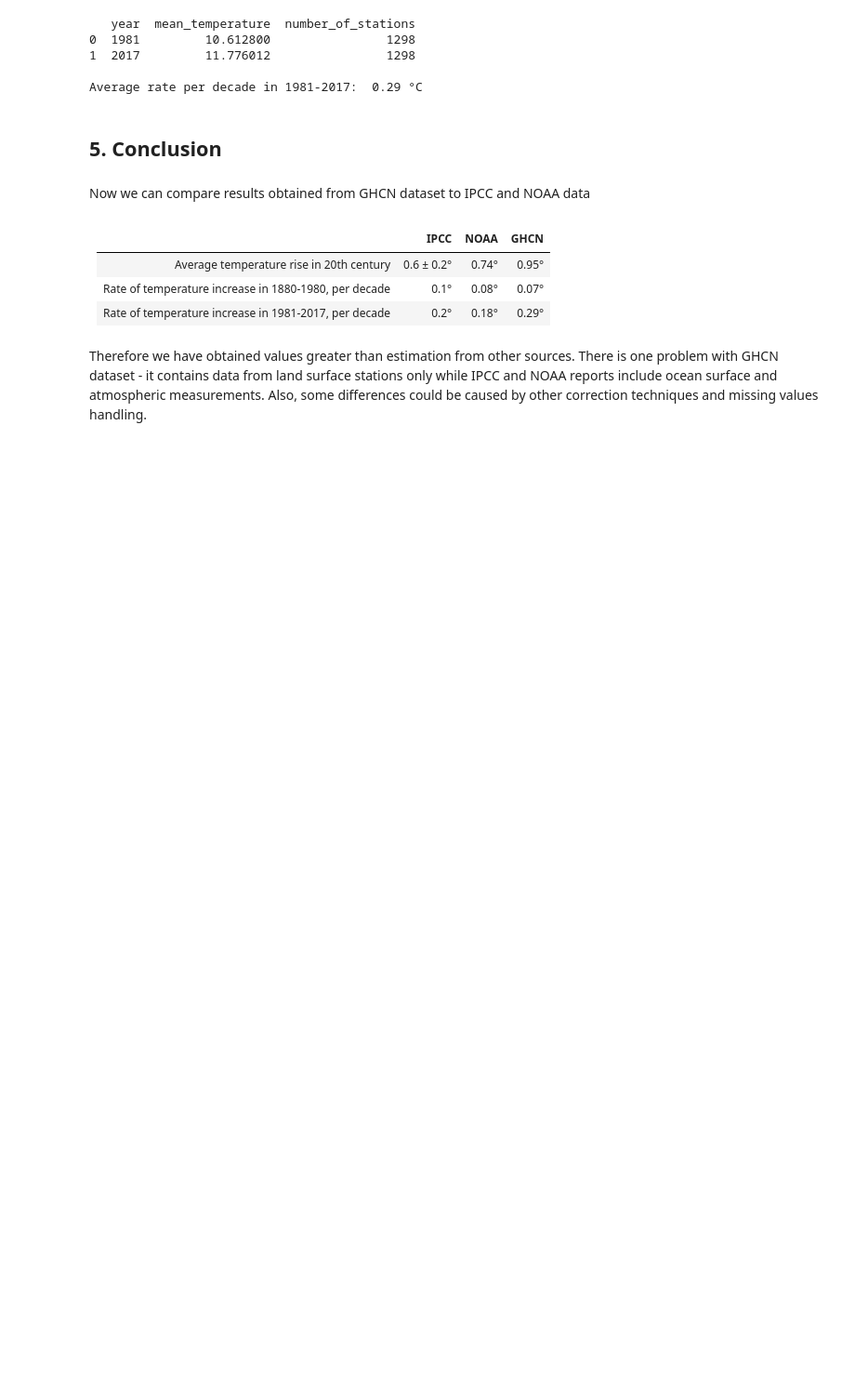
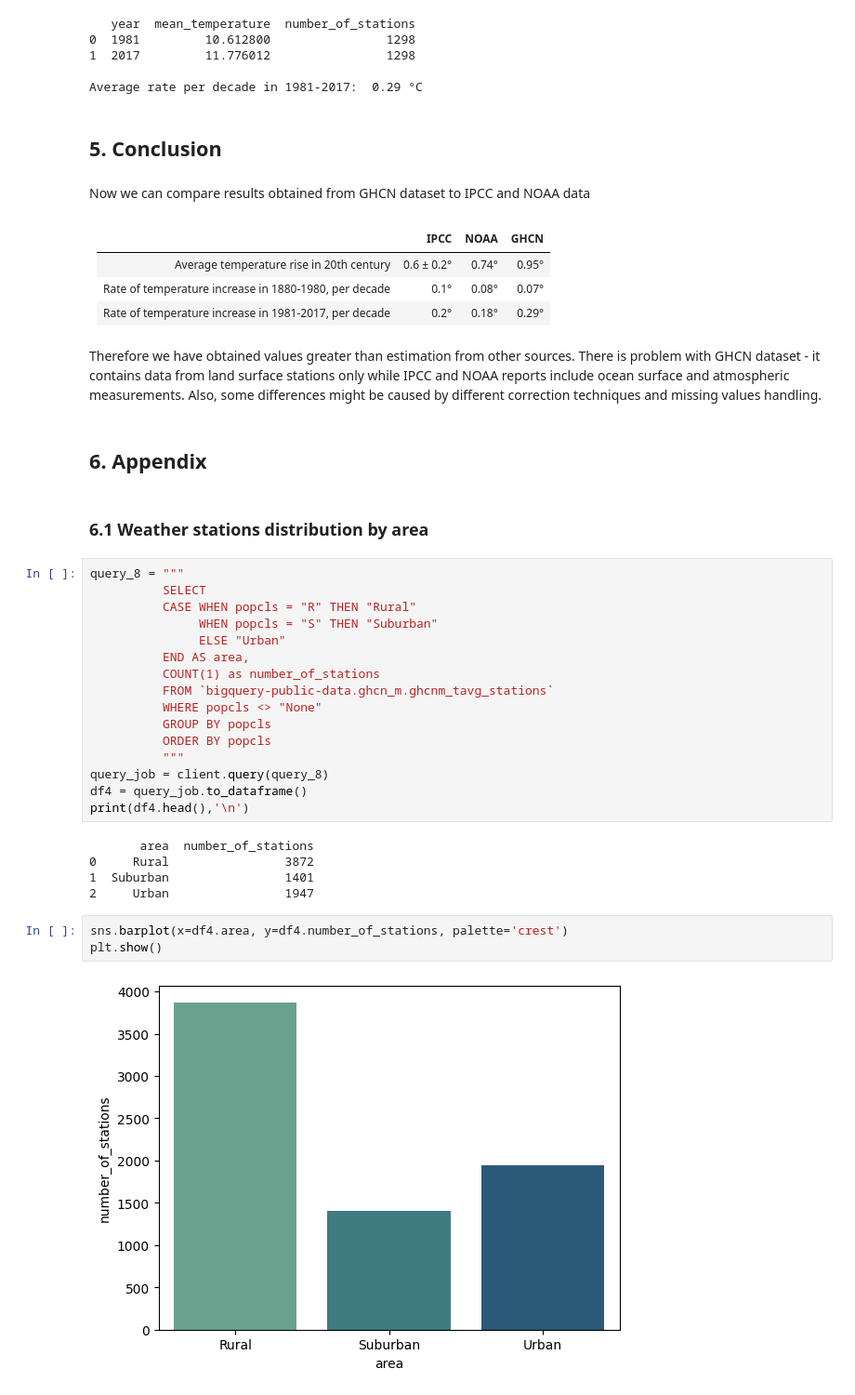
Before and after one commit to Eugeniy-Makarevich/Global-Historical-Climatology-Network, a Jupyter notebook: bigquery.ipynb, the cells around one changed output. Shown at 93% size. Drawn from its saved outputs; the diff is of its cells as text; blank space fills up the shorter version.

```diff
--- a/bigquery.ipynb
+++ b/bigquery.ipynb
@@ -291,4 +315,34 @@ Now we can compare results obtained from GHCN dataset to IPCC and NOAA data
 |Rate of temperature increase in 1880-1980, per decade | 0.1°|0.08°|0.07°|
 |Rate of temperature increase in 1981-2017, per decade | 0.2°|0.18°|0.29°|
 # %% [markdown]
-Therefore we have obtained values greater than estimation from other sources. There is one problem with GHCN dataset  - it contains data from land surface stations only while IPCC and NOAA reports include ocean surface and atmospheric measurements. Also, some differences could be caused by other correction techniques and missing values handling.
+Therefore we have obtained values greater than estimation from other sources. There is problem with GHCN dataset  - it contains data from land surface stations only while IPCC and NOAA reports include ocean surface and atmospheric measurements. Also, some differences might be caused by different correction techniques and missing values handling.
+# %% [markdown]
+## 6. Appendix
+# %% [markdown]
+### 6.1 Weather stations distribution by area
+# %%
+query_8 = """
+          SELECT
+          CASE WHEN popcls = "R" THEN "Rural"
+               WHEN popcls = "S" THEN "Suburban"
+               ELSE "Urban"
+          END AS area,
+          COUNT(1) as number_of_stations
+          FROM `bigquery-public-data.ghcn_m.ghcnm_tavg_stations`
+          WHERE popcls <> "None"
+          GROUP BY popcls
+          ORDER BY popcls
+          """
+query_job = client.query(query_8)
+df4 = query_job.to_dataframe()
+print(df4.head(),'\n')
+# %% [output]
+       area  number_of_stations
+0     Rural                3872
+1  Suburban                1401
+2     Urban                1947
+# %%
+sns.barplot(x=df4.area, y=df4.number_of_stations, palette='crest')
+plt.show()
+# %% [output]
+[figure, added]
```
Also changed, not shown: parts of 15 cells of this notebook.
